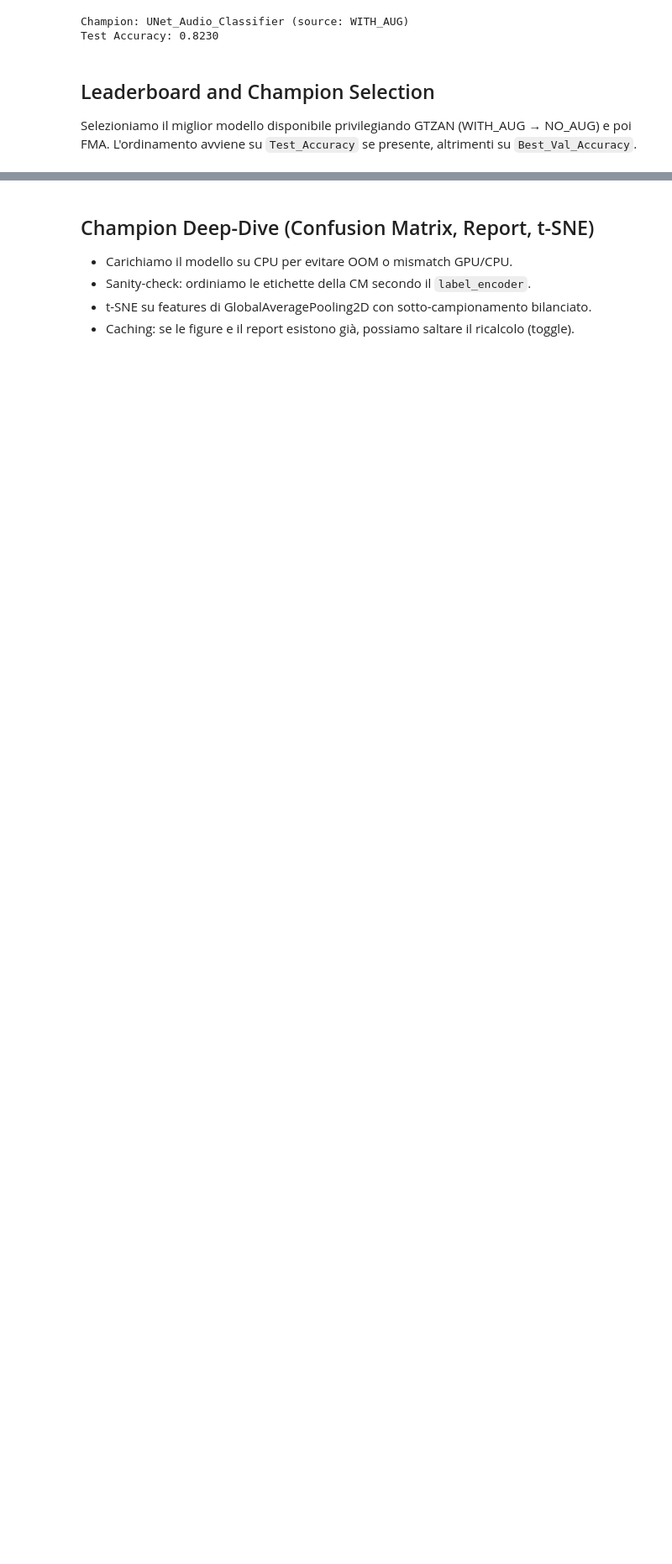
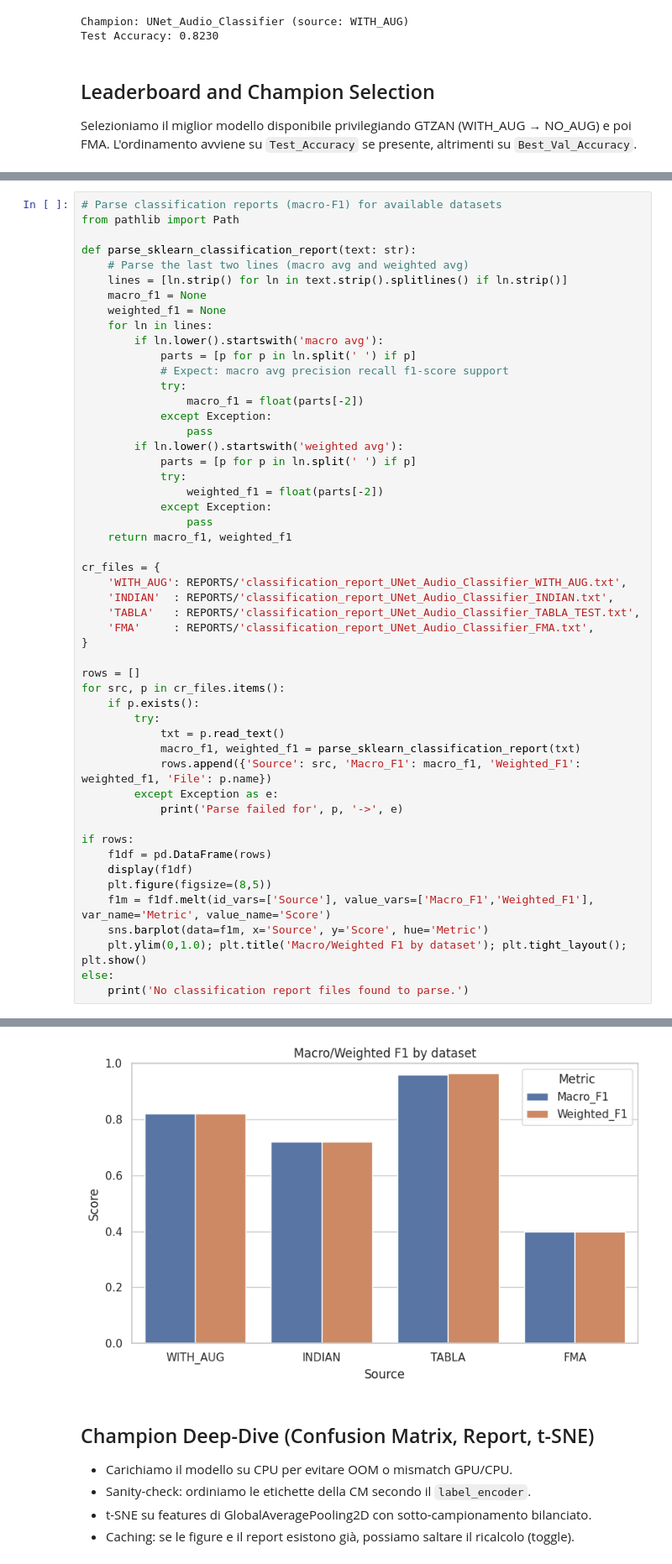
Before and after one commit to alepot55/Reproducible-MGC-GTZAN, a Jupyter notebook: notebooks/02_Final_Analysis_and_Paper_Figures.ipynb, the cells around one changed output, grey strips where cells are left out. Shown at 84% size. Saved outputs shown, nothing was run; the diff lists cells and outputs as text; blank space fills up the shorter version.

```diff
--- a/notebooks/02_Final_Analysis_and_Paper_Figures.ipynb
+++ b/notebooks/02_Final_Analysis_and_Paper_Figures.ipynb
@@ -568,0 +607,52 @@ Saved: /home/alepot55/Desktop/projects/naml_project/reports/tsne_visualization_U
+# %%
+# Parse classification reports (macro-F1) for available datasets
+from pathlib import Path
+
+def parse_sklearn_classification_report(text: str):
+    # Parse the last two lines (macro avg and weighted avg)
+    lines = [ln.strip() for ln in text.strip().splitlines() if ln.strip()]
+    macro_f1 = None
+    weighted_f1 = None
+    for ln in lines:
+        if ln.lower().startswith('macro avg'):
+            parts = [p for p in ln.split(' ') if p]
+            # Expect: macro avg precision recall f1-score support
+            try:
+                macro_f1 = float(parts[-2])
+            except Exception:
+                pass
+        if ln.lower().startswith('weighted avg'):
+            parts = [p for p in ln.split(' ') if p]
+            try:
+                weighted_f1 = float(parts[-2])
+            except Exception:
+                pass
+    return macro_f1, weighted_f1
+
+cr_files = {
+    'WITH_AUG': REPORTS/'classification_report_UNet_Audio_Classifier_WITH_AUG.txt',
+    'INDIAN'  : REPORTS/'classification_report_UNet_Audio_Classifier_INDIAN.txt',
+    'TABLA'   : REPORTS/'classification_report_UNet_Audio_Classifier_TABLA_TEST.txt',
+    'FMA'     : REPORTS/'classification_report_UNet_Audio_Classifier_FMA.txt',
+}
+
+rows = []
+for src, p in cr_files.items():
+    if p.exists():
+        try:
+            txt = p.read_text()
+            macro_f1, weighted_f1 = parse_sklearn_classification_report(txt)
+            rows.append({'Source': src, 'Macro_F1': macro_f1, 'Weighted_F1': weighted_f1, 'File': p.name})
+        except Exception as e:
+            print('Parse failed for', p, '->', e)
+
+if rows:
+    f1df = pd.DataFrame(rows)
+    display(f1df)
+    plt.figure(figsize=(8,5))
+    f1m = f1df.melt(id_vars=['Source'], value_vars=['Macro_F1','Weighted_F1'], var_name='Metric', value_name='Score')
+    sns.barplot(data=f1m, x='Source', y='Score', hue='Metric')
+    plt.ylim(0,1.0); plt.title('Macro/Weighted F1 by dataset'); plt.tight_layout(); plt.show()
+else:
+    print('No classification report files found to parse.')
+# %% [output]
@@ -569,3 +664,4 @@ Saved: /home/alepot55/Desktop/projects/naml_project/reports/tsne_visualization_U
+[figure, added]
 # %% [markdown]
 ## Champion Deep-Dive (Confusion Matrix, Report, t-SNE)
 
```
Also changed, not shown: parts of 11 cells of this notebook, 27 other files.
